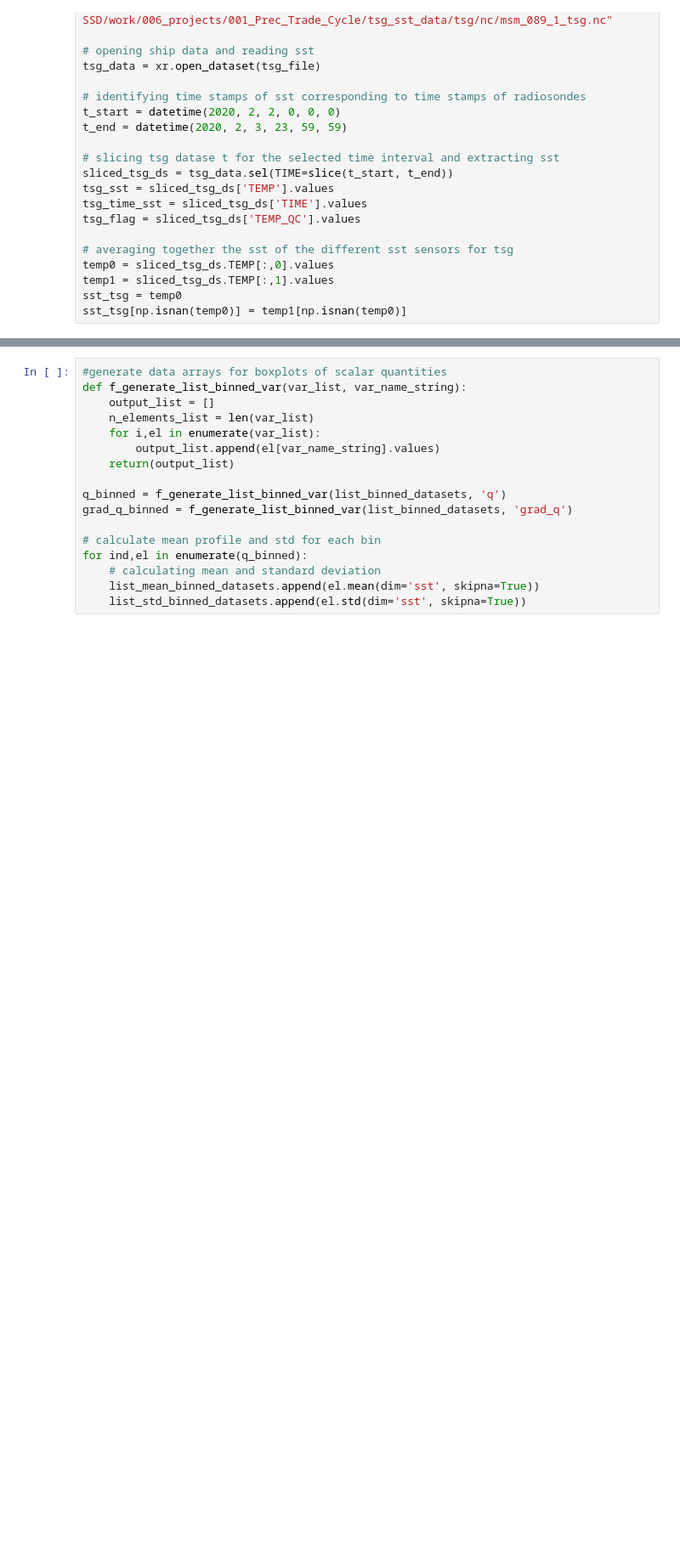
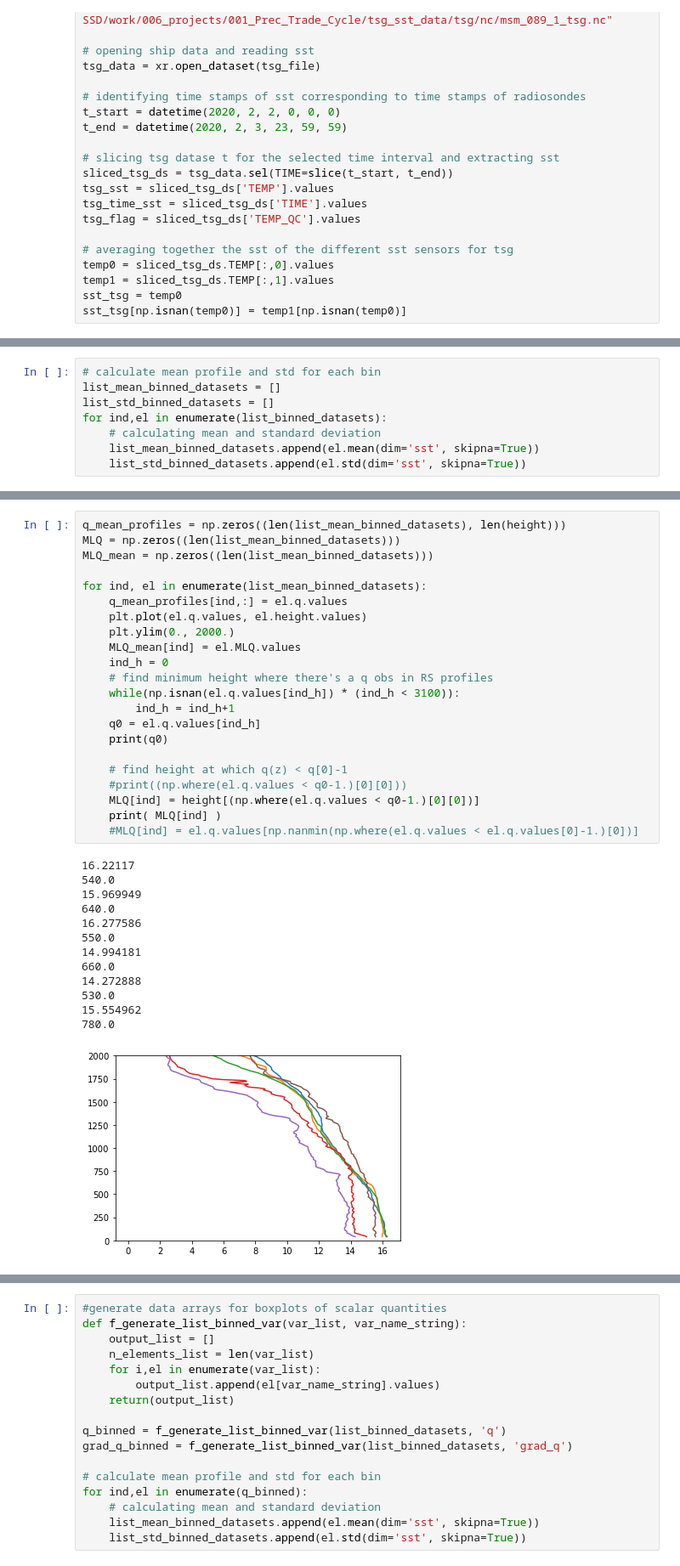
Before and after one commit to ClauClouds/SST-impact, a Jupyter notebook: reply_reviewer_q_profiles.ipynb, the cells around one changed output, grey strips where cells are left out. Shown at 85% size. Cells and saved outputs as stored; diff of their text form; blank space fills up the shorter version.

```diff
--- a/reply_reviewer_q_profiles.ipynb
+++ b/reply_reviewer_q_profiles.ipynb
@@ -216,0 +308,8 @@ array([26.3, 26.6, 26.8, 27.1, 27.3, 27.6])
+# %%
+# calculate mean profile and std for each bin
+list_mean_binned_datasets = []
+list_std_binned_datasets = []
+for ind,el in enumerate(list_binned_datasets):
+    # calculating mean and standard deviation
+    list_mean_binned_datasets.append(el.mean(dim='sst', skipna=True))
+    list_std_binned_datasets.append(el.std(dim='sst', skipna=True))
@@ -216,0 +353,36 @@ array([26.3, 26.6, 26.8, 27.1, 27.3, 27.6])
+# %%
+q_mean_profiles = np.zeros((len(list_mean_binned_datasets), len(height)))
+MLQ = np.zeros((len(list_mean_binned_datasets)))
+MLQ_mean = np.zeros((len(list_mean_binned_datasets)))
+
+for ind, el in enumerate(list_mean_binned_datasets):
+    q_mean_profiles[ind,:] = el.q.values
+    plt.plot(el.q.values, el.height.values)
+    plt.ylim(0., 2000.)
+    MLQ_mean[ind] = el.MLQ.values
+    ind_h = 0
+    # find minimum height where there's a q obs in RS profiles
+    while(np.isnan(el.q.values[ind_h]) * (ind_h < 3100)):
+        ind_h = ind_h+1
+    q0 = el.q.values[ind_h]
+    print(q0)
+
+    # find height at which q(z) < q[0]-1
+    #print((np.where(el.q.values < q0-1.)[0][0]))
+    MLQ[ind] = height[(np.where(el.q.values < q0-1.)[0][0])]
+    print( MLQ[ind] )
+    #MLQ[ind] = el.q.values[np.nanmin(np.where(el.q.values < el.q.values[0]-1.)[0])]
+# %% [output]
+16.22117
+540.0
+15.969949
+640.0
+16.277586
+550.0
+14.994181
+660.0
+14.272888
+530.0
+15.554962
+780.0
+[figure, added]
```
Also changed, not shown: parts of 11 cells of this notebook, 2 other files.
